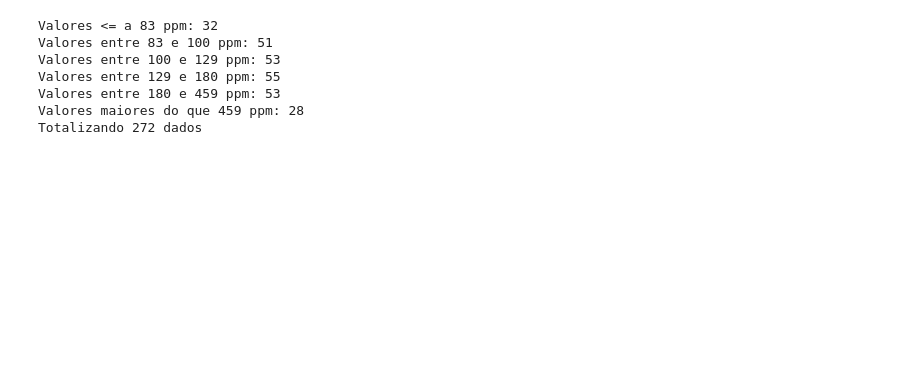
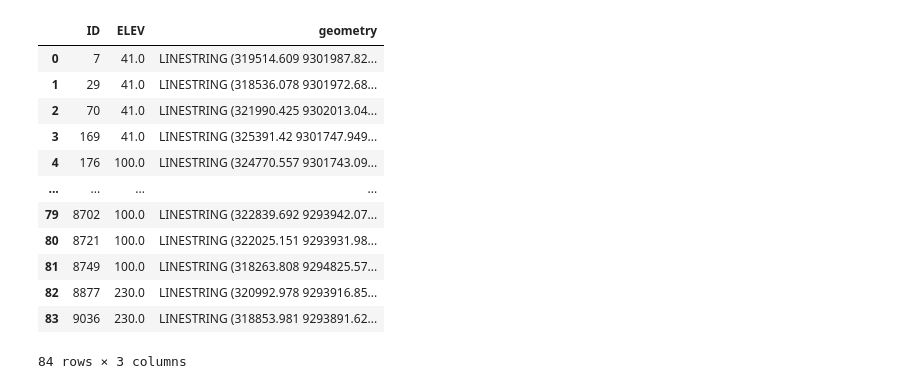
Before and after one commit to gmmacedo/Geodatascience, a Jupyter notebook: Analise de dados geoquimicos - Zn.ipynb, the cells around one changed output. Saved outputs shown, nothing was run; the diff lists cells and outputs as text; code cells hidden in the pictures; blank space fills up the shorter version.

```diff
--- a/Analise de dados geoquimicos - Zn.ipynb
+++ b/Analise de dados geoquimicos - Zn.ipynb
@@ -92,38 +141,16 @@ plt.show()
-# %%
-p0_10 = 0
-p10_30 = 0
-p30_50 = 0
-p50_70 = 0
-p70_90 = 0
-p90_100 = 0
-
-for i in db['Zn, ppm']:
-    if i <= 83:
-        p0_10 += 1
-    elif i > 83 and i <= 100:
-        p10_30 += 1
-    elif i > 100 and i <= 129:
-        p30_50 += 1
-    elif i > 129 and i <= 180:
-        p50_70 += 1
-    elif i > 180 and i <= 459:
-        p70_90 += 1
-    elif i > 459:
-        p90_100 += 1
-print(f'''
-Valores <= a 83 ppm: {p0_10}
-Valores entre 83 e 100 ppm: {p10_30}
-Valores entre 100 e 129 ppm: {p30_50}
-Valores entre 129 e 180 ppm: {p50_70}
-Valores entre 180 e 459 ppm: {p70_90}
-Valores maiores do que 459 ppm: {p90_100}
-Totalizando {p0_10 + p10_30 + p30_50 + p50_70 + p70_90 + p90_100} dados
-''')
-# %% [output]
-Valores <= a 83 ppm: 32
-Valores entre 83 e 100 ppm: 51
-Valores entre 100 e 129 ppm: 53
-Valores entre 129 e 180 ppm: 55
-Valores entre 180 e 459 ppm: 53
-Valores maiores do que 459 ppm: 28
-Totalizando 272 dados
+# %%
+contours
+# %% [output]
+|  | ID | ELEV | geometry |
+| 0 | 7 | 41.0 | LINESTRING (319514.609 9301987.82... |
+| 1 | 29 | 41.0 | LINESTRING (318536.078 9301972.68... |
+| 2 | 70 | 41.0 | LINESTRING (321990.425 9302013.04... |
+| 3 | 169 | 41.0 | LINESTRING (325391.42 9301747.949... |
+| 4 | 176 | 100.0 | LINESTRING (324770.557 9301743.09... |
+| ... | ... | ... | ... |
+| 79 | 8702 | 100.0 | LINESTRING (322839.692 9293942.07... |
+| 80 | 8721 | 100.0 | LINESTRING (322025.151 9293931.98... |
+| 81 | 8749 | 100.0 | LINESTRING (318263.808 9294825.57... |
+| 82 | 8877 | 230.0 | LINESTRING (320992.978 9293916.85... |
+| 83 | 9036 | 230.0 | LINESTRING (318853.981 9293891.62... |
+84 rows × 3 columns
```
Also changed, not shown: parts of 19 cells of this notebook.
